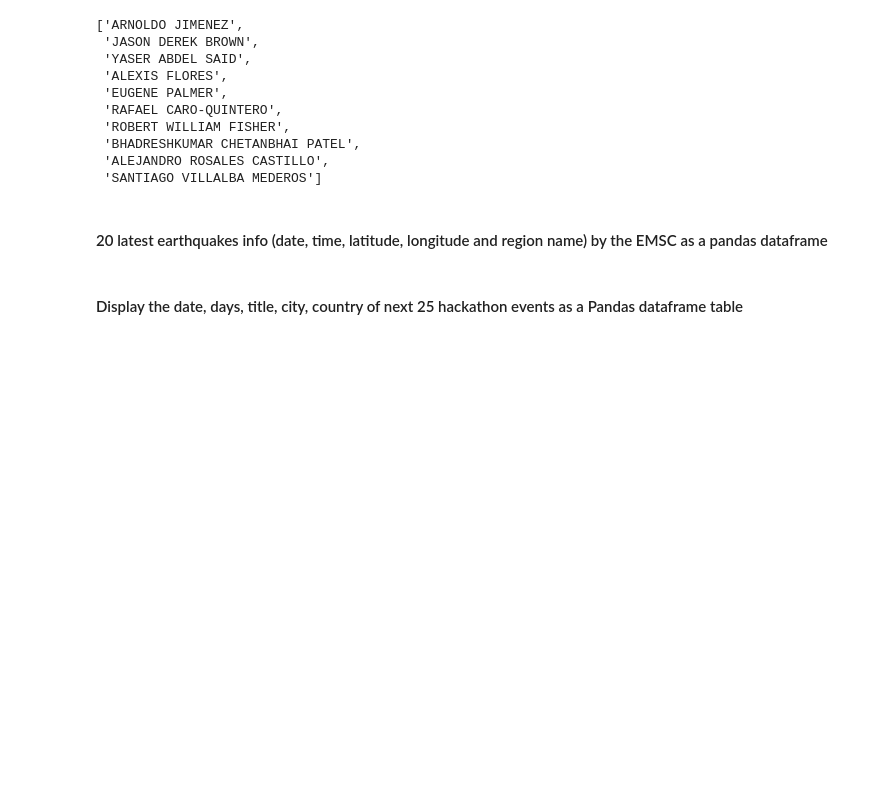
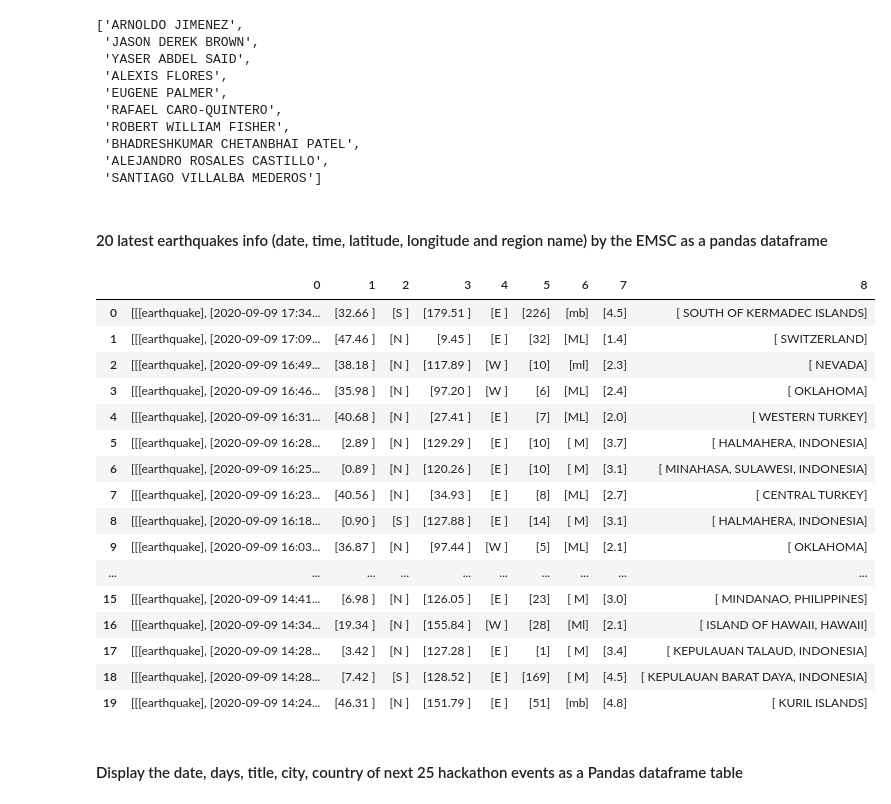
Before and after one commit to silviaherf/datamad0820, a Jupyter notebook: module-1/lab-web-scraping/your-code/main.ipynb, the cells around one changed output. Saved outputs shown, nothing was run; the diff lists cells and outputs as text; code cells hidden in the pictures; blank space fills up the shorter version.

Commit message:
earthquakes half  done

```diff
--- a/module-1/lab-web-scraping/your-code/main.ipynb
+++ b/module-1/lab-web-scraping/your-code/main.ipynb
@@ -310,0 +310,34 @@ url = 'https://www.emsc-csem.org/Earthquake/'
+# %%
+#your code
+response=requests.get(url)
+soup=BeautifulSoup(response.text,"html.parser")
+# %%
+url_table=soup.select('table tbody tr')
+url_table=url_table[0:20]
+raw_table = np.asarray(url_table[0:20])
+raw_table=[raw_table[i][3:12]for i in range(0,len(raw_table))]
+raw_table = np.asarray(url_table[0:20])
+raw_table=[raw_table[i][3:12]for i in range(0,len(raw_table))]
+m=np.asarray(raw_table)
+df=pd.DataFrame(m)
+df
+
+#df.columns=['date', 'time', 'latitude', 'longitude','region name']
+# %% [output]
+|  | 0 | 1 | 2 | 3 | 4 | 5 | 6 | 7 | 8 |
+| 0 | [[[earthquake], [2020-09-09 17:34... | [32.66 ] | [S ] | [179.51 ] | [E ] | [226] | [mb] | [4.5] | [ SOUTH OF KERMADEC ISLANDS] |
+| 1 | [[[earthquake], [2020-09-09 17:09... | [47.46 ] | [N ] | [9.45 ] | [E ] | [32] | [ML] | [1.4] | [ SWITZERLAND] |
+| 2 | [[[earthquake], [2020-09-09 16:49... | [38.18 ] | [N ] | [117.89 ] | [W ] | [10] | [ml] | [2.3] | [ NEVADA] |
+| 3 | [[[earthquake], [2020-09-09 16:46... | [35.98 ] | [N ] | [97.20 ] | [W ] | [6] | [ML] | [2.4] | [ OKLAHOMA] |
+| 4 | [[[earthquake], [2020-09-09 16:31... | [40.68 ] | [N ] | [27.41 ] | [E ] | [7] | [ML] | [2.0] | [ WESTERN TURKEY] |
+| 5 | [[[earthquake], [2020-09-09 16:28... | [2.89 ] | [N ] | [129.29 ] | [E ] | [10] | [ M] | [3.7] | [ HALMAHERA, INDONESIA] |
+| 6 | [[[earthquake], [2020-09-09 16:25... | [0.89 ] | [N ] | [120.26 ] | [E ] | [10] | [ M] | [3.1] | [ MINAHASA, SULAWESI, INDONESIA] |
+| 7 | [[[earthquake], [2020-09-09 16:23... | [40.56 ] | [N ] | [34.93 ] | [E ] | [8] | [ML] | [2.7] | [ CENTRAL TURKEY] |
+| 8 | [[[earthquake], [2020-09-09 16:18... | [0.90 ] | [S ] | [127.88 ] | [E ] | [14] | [ M] | [3.1] | [ HALMAHERA, INDONESIA] |
+| 9 | [[[earthquake], [2020-09-09 16:03... | [36.87 ] | [N ] | [97.44 ] | [W ] | [5] | [ML] | [2.1] | [ OKLAHOMA] |
+| ... | ... | ... | ... | ... | ... | ... | ... | ... | ... |
+| 15 | [[[earthquake], [2020-09-09 14:41... | [6.98 ] | [N ] | [126.05 ] | [E ] | [23] | [ M] | [3.0] | [ MINDANAO, PHILIPPINES] |
+| 16 | [[[earthquake], [2020-09-09 14:34... | [19.34 ] | [N ] | [155.84 ] | [W ] | [28] | [Ml] | [2.1] | [ ISLAND OF HAWAII, HAWAII] |
+| 17 | [[[earthquake], [2020-09-09 14:28... | [3.42 ] | [N ] | [127.28 ] | [E ] | [1] | [ M] | [3.4] | [ KEPULAUAN TALAUD, INDONESIA] |
+| 18 | [[[earthquake], [2020-09-09 14:28... | [7.42 ] | [S ] | [128.52 ] | [E ] | [169] | [ M] | [4.5] | [ KEPULAUAN BARAT DAYA, INDONESIA] |
+| 19 | [[[earthquake], [2020-09-09 14:24... | [46.31 ] | [N ] | [151.79 ] | [E ] | [51] | [mb] | [4.8] | [ KURIL ISLANDS] |
```
Also changed, not shown: parts of 4 cells of this notebook.
